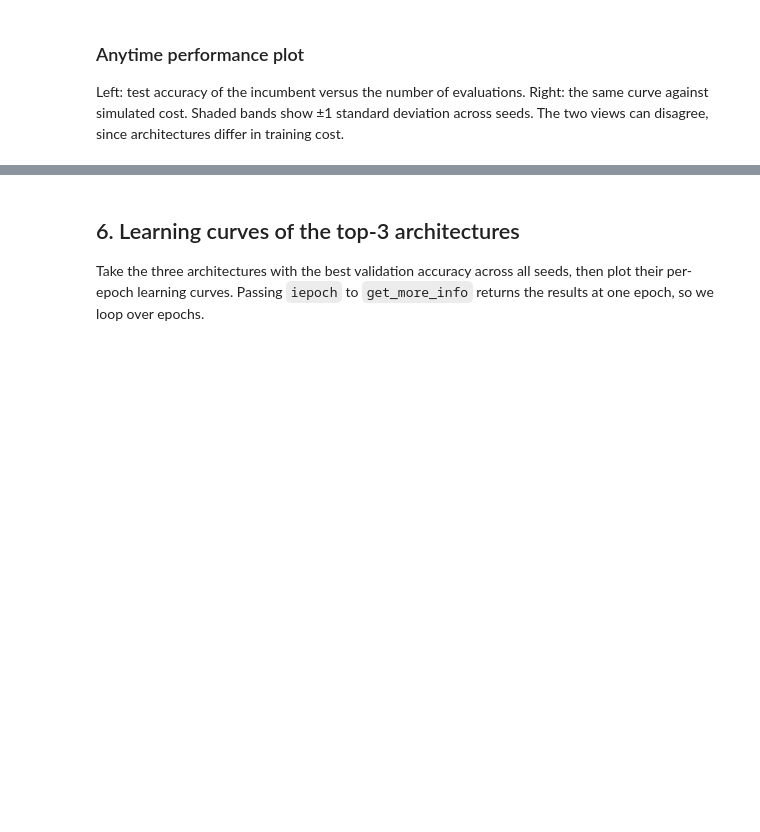
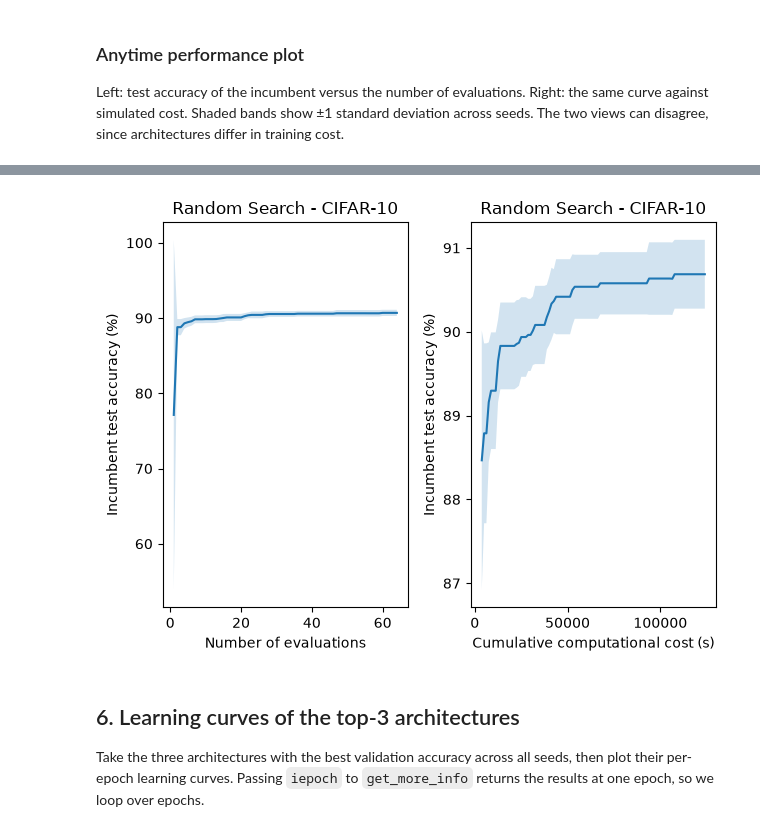
Before and after one commit to MrHydrion/AutoML-assignment2, a Jupyter notebook: nats_bench_tutorial.ipynb, the cells around one changed output, grey strips where cells are left out. Cells and saved outputs as stored; diff of their text form; code cells hidden in the pictures; blank space fills up the shorter version.

```diff
--- a/nats_bench_tutorial.ipynb
+++ b/nats_bench_tutorial.ipynb
@@ -203,7 +203,7 @@ def random_search(seed, hp_schedule, n_evals, dataset):
 
     rng = np.random.default_rng(seed)
     indices = rng.choice(len(api), size=n_evals, replace=False)
-    best_val_accuracy = -float(inf)
+    best_val_accuracy = -float("inf")
     best_test_accuracy = 0
     cumulative_cost = 0.0
 
@@ -220,7 +220,6 @@ def random_search(seed, hp_schedule, n_evals, dataset):
         # note that CIFAR10 has some weird key issues
         # use a debugger to get insights in the proper keys
         info = api.get_more_info(int(idx), name, hp=hp_schedule, is_random=False)
-        print(info)
         val_accuracy = info["valid-accuracy"]
         test_accuracy = info["test-accuracy"]
         if best_val_accuracy < val_accuracy:
@@ -230,7 +229,7 @@ def random_search(seed, hp_schedule, n_evals, dataset):
 
         records.append({
             "idx": int(idx),
-            "number": i,
+            "number": i + 1,
             "val_accuracy": val_accuracy,
             "test_accuracy": test_accuracy,
             "best_val_accuracy": best_val_accuracy,
@@ -257,3 +253,81 @@ KeyError: 'test-'
 Left: test accuracy of the incumbent versus the number of evaluations. Right: the same curve against simulated cost. Shaded bands show ±1 standard deviation across seeds. The two views can disagree, since architectures differ in training cost.
 # %%
 # make a plot of the random search performance
+
+test_accuracy = np.array([
+    [r["best_test_accuracy"] for r in run]
+    for run in all_runs.values()
+])
+evaluations = np.arange(1, N_CONFIGS + 1)
+
+mean_acc = np.mean(test_accuracy, axis=0)
+std_acc = np.std(test_accuracy, axis=0)
+
+# computational_cost = np.array([
+#     [r["computation_cost"] for r in run]
+#     for run in all_runs.values()
+# ])
+
+# mean_computational_cost = np.mean(computational_cost, axis=0)
+# std_computational_cost = np.std(computational_cost, axis=0)
+plt.subplot(1,2,1)
+plt.plot(evaluations, mean_acc)
+plt.fill_between(evaluations, mean_acc + std_acc, mean_acc - std_acc, alpha=0.2)
+plt.title("Random Search - CIFAR-10")
+plt.xlabel("Number of evaluations")
+plt.ylabel("Incumbent test accuracy (%)")
+# Get curve against simulated cost
+# harder since
+computational_cost = np.array([
+    [r["computation_cost"] for r in run]
+    for run in all_runs.values()
+])
+# min since we want a cost that each seed can reach
+max_cost = max(run[-1]["computation_cost"] for run in all_runs.values())
+print(max_cost)
+cost_points = np.linspace(0, max_cost, 100)
+
+all_accuracies = []
+
+for point in cost_points:
+    seed_accuracies = []
+    for run in all_runs.values():
+        best_accuracy = None
+
+        for record in run:
+            if record["computation_cost"] <= point:
+                best_accuracy = record["best_test_accuracy"]
+            else:
+                break
+
+        if best_accuracy is not None:
+            seed_accuracies.append(best_accuracy)
+
+    # save if we have values for all seeds
+    if len(seed_accuracies) == N_SEEDS:
+        all_accuracies.append((point, np.mean(seed_accuracies), np.std(seed_accuracies)))
+
+
+x_cost = [r[0] for r in all_accuracies]
+mean_cost_acc = [r[1] for r in all_accuracies]
+std_cost_acc = [r[2] for r in all_accuracies]
+
+plt.subplot(1, 2, 2)
+plt.plot(x_cost, mean_cost_acc)
+
+plt.fill_between(
+    x_cost,
+    np.array(mean_cost_acc) - np.array(std_cost_acc),
+    np.array(mean_cost_acc) + np.array(std_cost_acc),
+    alpha=0.2
+)
+
+plt.title("Random Search - CIFAR-10")
+plt.xlabel("Cumulative computational cost (s)")
+plt.ylabel("Incumbent test accuracy (%)")
+
+# Your existing right plot
+
+plt.tight_layout()
+plt.show()
+# %% [output]
@@ -260,3 +335,4 @@ Left: test accuracy of the incumbent versus the number of evaluations. Right: th
+[figure, added]
 # %% [markdown]
 ## 6. Learning curves of the top-3 architectures
 
```
Also changed, not shown: parts of 4 cells of this notebook.
